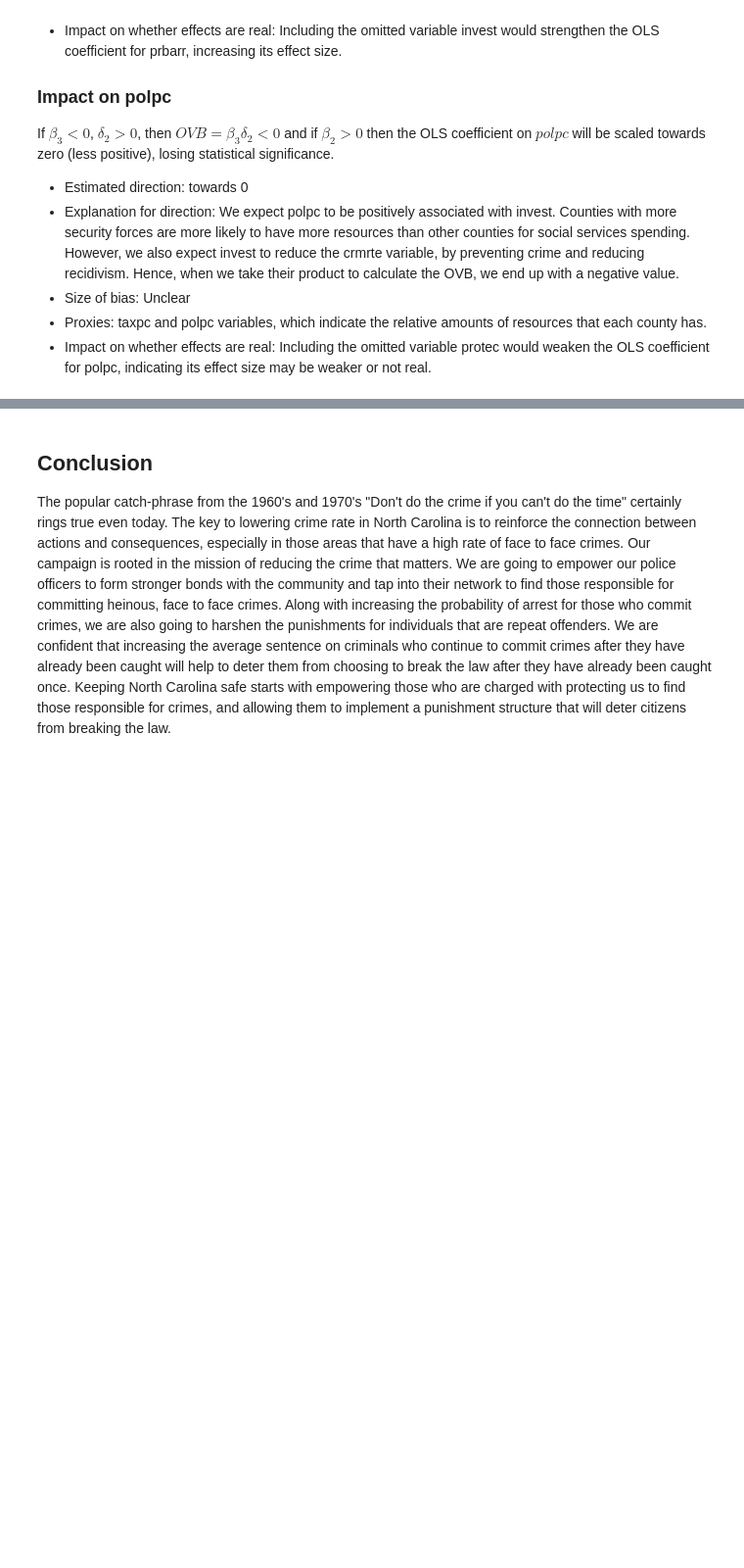
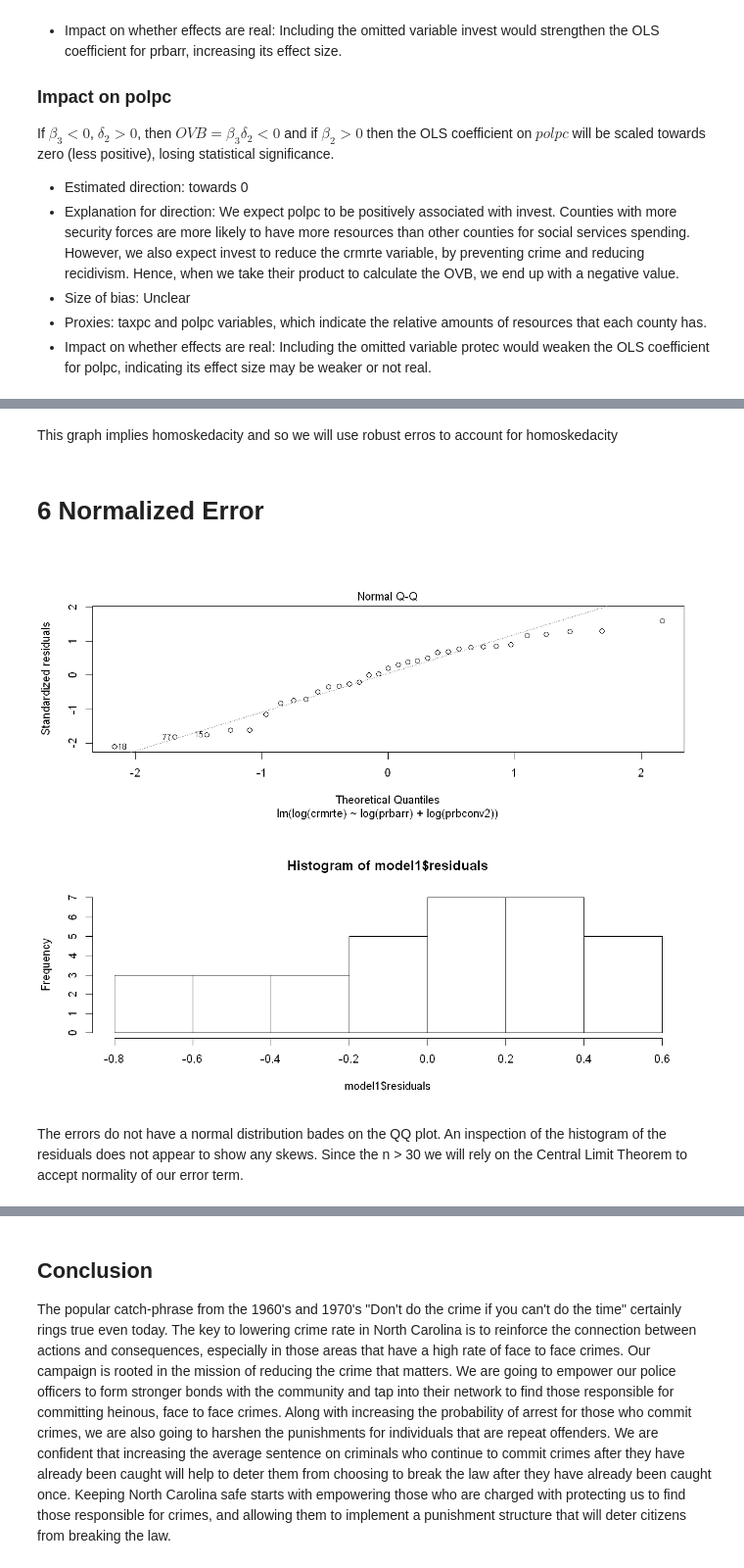
Before and after one commit to keithwerts1/w203_Lab_3, a Jupyter notebook: Lab3_Draft_Darren_Harsh_Keith_Jonathan_Nicole.ipynb, the cells around one changed output, grey strips where cells are left out. Shown: that part at 98% size. Drawn from its saved outputs; the diff is of its cells as text; code cells hidden in the pictures; blank space fills up the shorter version.

```diff
--- a/Lab3_Draft_Darren_Harsh_Keith_Jonathan_Nicole.ipynb
+++ b/Lab3_Draft_Darren_Harsh_Keith_Jonathan_Nicole.ipynb
@@ -707,0 +742,12 @@ If $\beta_3 < 0$, $\delta_2 >0$, then $OVB = \beta_3\delta_2 <0$ and if $\beta_2
+# %% [markdown]
+This graph implies homoskedacity and so we will use robust erros to account for homoskedacity
+# %% [markdown]
+# 6 Normalized Error
+# %%
+plot(model1, which = 2)
+hist(model1$residuals)
+# %% [output]
+[figure, added]
+[figure, added]
+# %% [markdown]
+The errors do not have a normal distribution bades on the QQ plot.  An inspection of the histogram of the residuals does not appear to show any skews.  Since the n > 30 we will rely on the Central Limit Theorem to accept normality of our error term.
```
Also changed, not shown: parts of 10 cells of this notebook.
